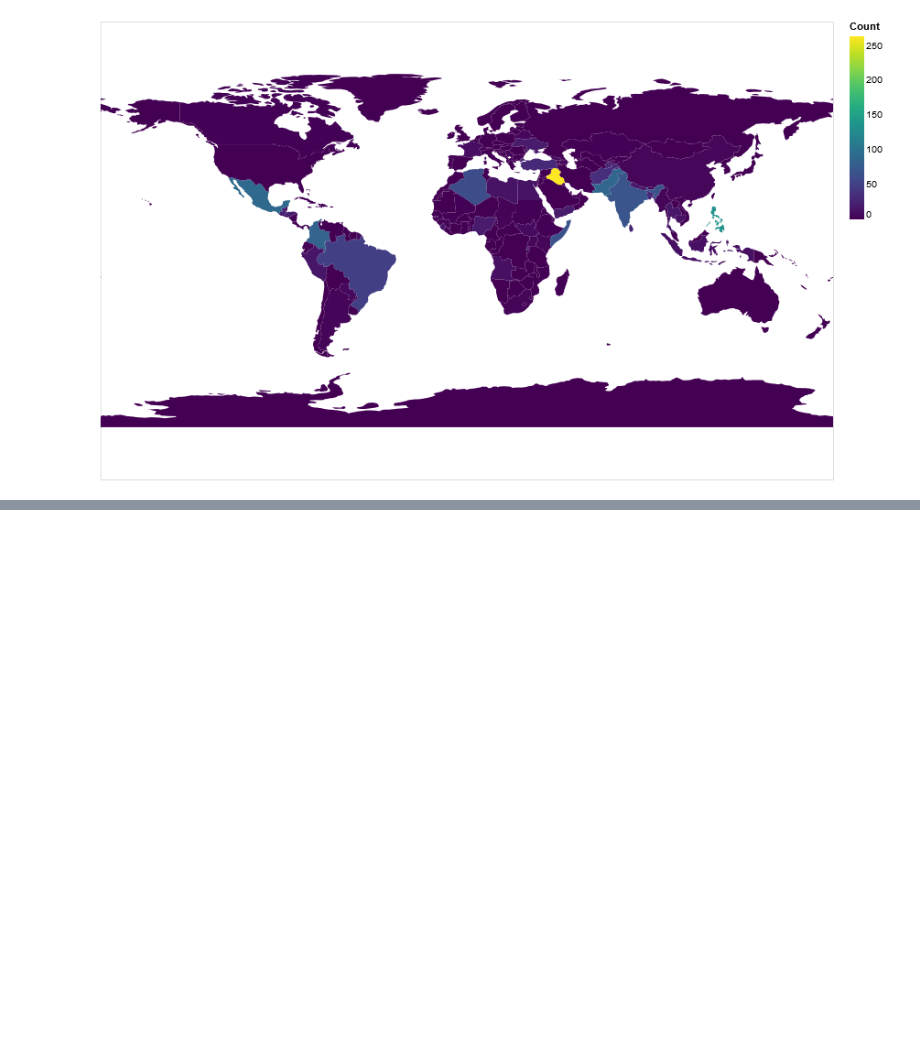
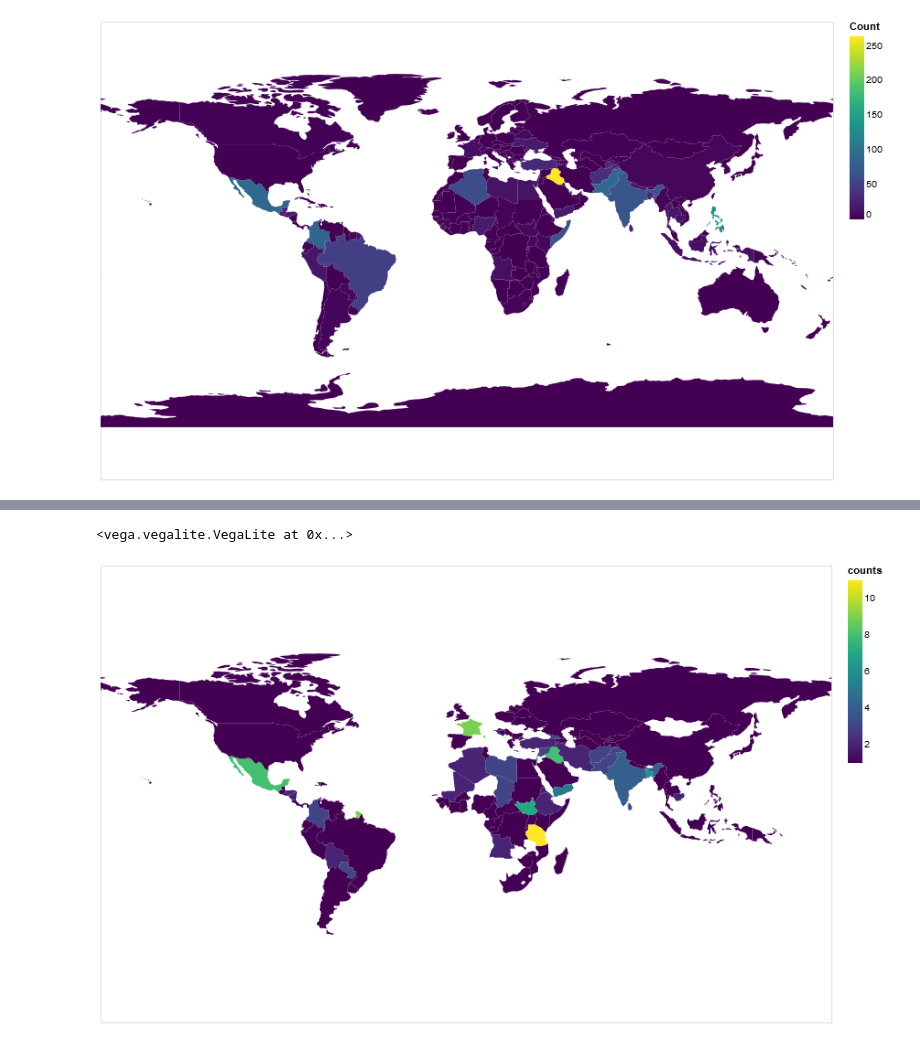
Before and after one commit to seashiva94/data_viz_project, a Jupyter notebook: mapColor.ipynb, the cells around one changed output, grey strips where cells are left out. Saved outputs shown, nothing was run; the diff lists cells and outputs as text; code cells hidden in the pictures; blank space fills up the shorter version.

```diff
--- a/mapColor.ipynb
+++ b/mapColor.ipynb
@@ -134,3 +134,8 @@ alt.Chart(countries).mark_geoshape().project(
 # %% [output]
 <vega.vegalite.VegaLite at 0x...>
 [figure]
+# %%
+data.clean_dates = pd.to_datetime(data.clean_dates)
+data['year'] = data.clean_dates.dt.to_period("Y")
+# %%
+counts = data.groupby([data.year, data.Country_killed, data.Country_code, data.Alpha_3_codes]).size().reset_index(name='counts')
@@ -136,0 +151,20 @@ alt.Chart(countries).mark_geoshape().project(
+# %%
+counts['year'] = counts['year'].astype(str)
+# %%
+counts['year'] = pd.to_numeric(counts['year'])
+# %%
+alt.Chart(countries).mark_geoshape().project(
+    type='equirectangular'
+).transform_lookup(
+    lookup='id',
+    from_=alt.LookupData(counts, 'Country_code', ['Country_code','year','Country_killed','counts'])
+).encode(
+    color='counts:Q',
+    tooltip=['Country_code:N','counts:Q', 'year:Q']
+).properties(
+    width=800,
+    height=500,
+)
+# %% [output]
+<vega.vegalite.VegaLite at 0x...>
+[figure, added]
```
Also changed, not shown: parts of 6 cells of this notebook.
